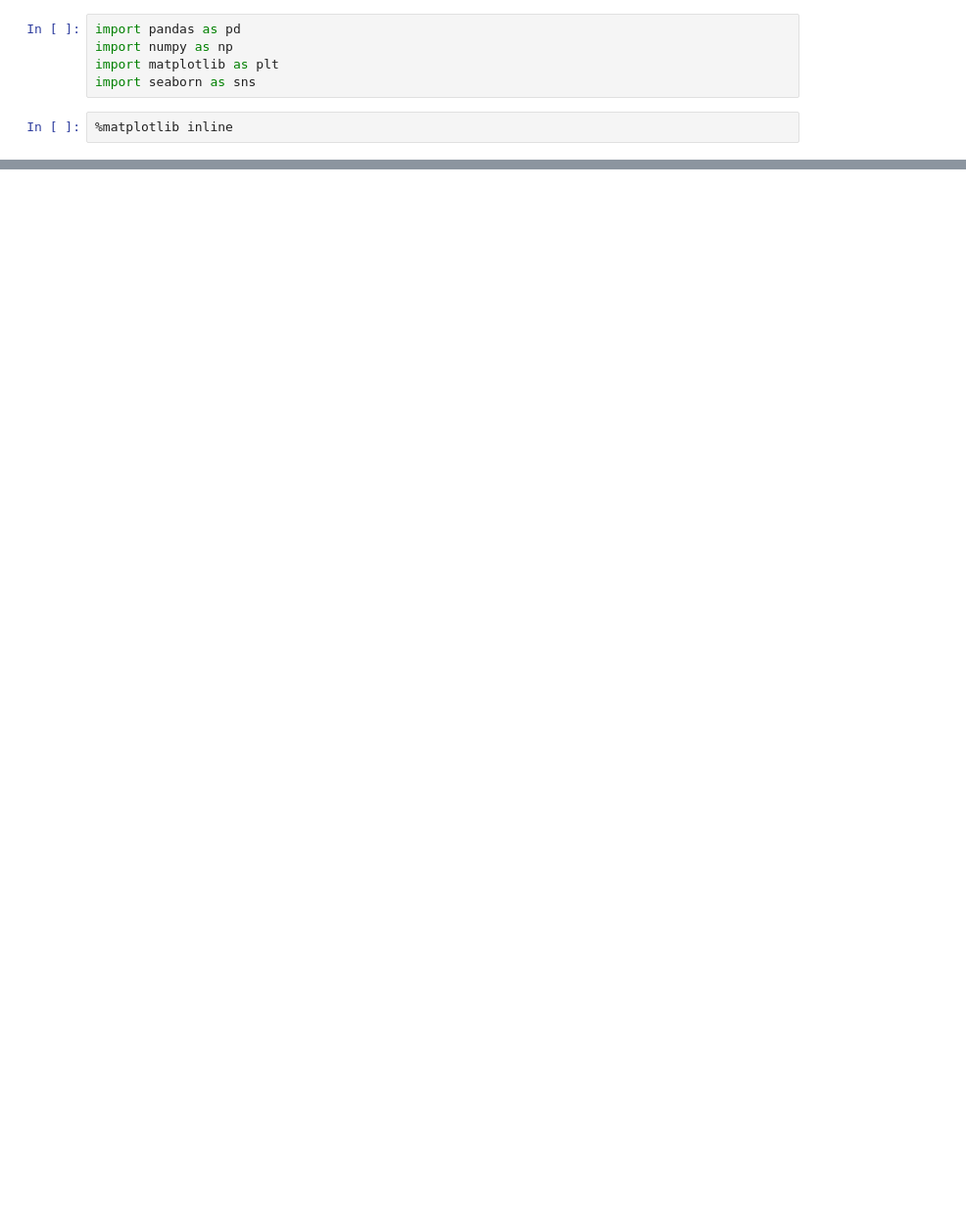
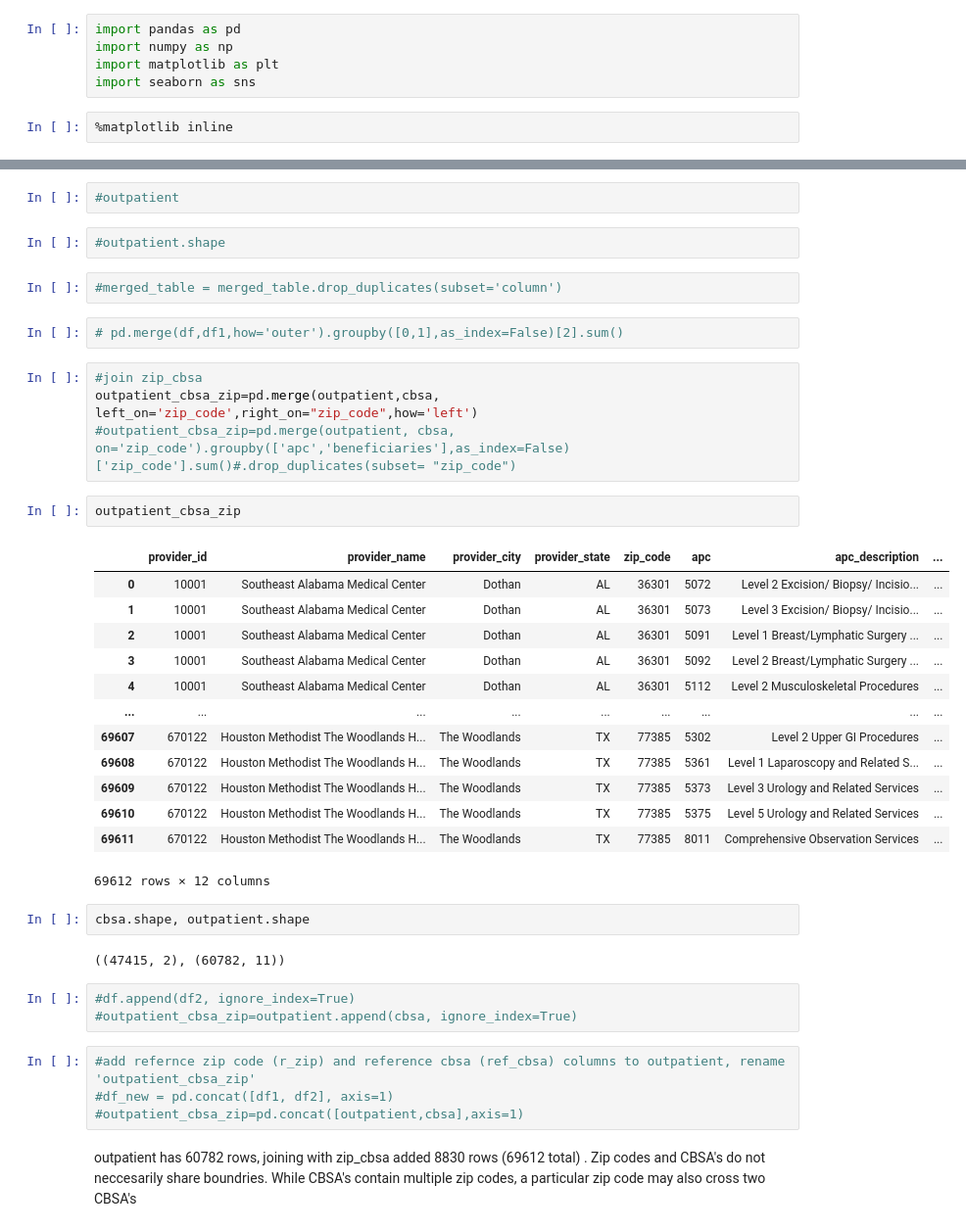
Before and after one commit to yhasan47/healthcare-bluebook-blue-team, a Jupyter notebook: Mellow notebooks/outpatient_m.ipynb, the cells around one changed output, grey strips where cells are left out. Shown: that part at 98% size. Cells and saved outputs as stored; diff of their text form; blank space fills up the shorter version.

```diff
--- a/Mellow notebooks/outpatient_m.ipynb
+++ b/Mellow notebooks/outpatient_m.ipynb
@@ -90,0 +169,41 @@ KeyError: 'Provider\nZip Code'
+# %%
+#outpatient
+# %%
+#outpatient.shape
+# %%
+#merged_table = merged_table.drop_duplicates(subset='column')
+# %%
+# pd.merge(df,df1,how='outer').groupby([0,1],as_index=False)[2].sum()
+# %%
+#join zip_cbsa
+outpatient_cbsa_zip=pd.merge(outpatient,cbsa, left_on='zip_code',right_on="zip_code",how='left')
+#outpatient_cbsa_zip=pd.merge(outpatient, cbsa, on='zip_code').groupby(['apc','beneficiaries'],as_index=False)['zip_code'].sum()#.drop_duplicates(subset= "zip_code")
+# %%
+outpatient_cbsa_zip
+# %% [output]
+|  | provider_id | provider_name | provider_city | provider_state | zip_code | apc | apc_description | ... |
+| 0 | 10001 | Southeast Alabama Medical Center | Dothan | AL | 36301 | 5072 | Level 2 Excision/ Biopsy/ Incisio... | ... |
+| 1 | 10001 | Southeast Alabama Medical Center | Dothan | AL | 36301 | 5073 | Level 3 Excision/ Biopsy/ Incisio... | ... |
+| 2 | 10001 | Southeast Alabama Medical Center | Dothan | AL | 36301 | 5091 | Level 1 Breast/Lymphatic Surgery ... | ... |
+| 3 | 10001 | Southeast Alabama Medical Center | Dothan | AL | 36301 | 5092 | Level 2 Breast/Lymphatic Surgery ... | ... |
+| 4 | 10001 | Southeast Alabama Medical Center | Dothan | AL | 36301 | 5112 | Level 2 Musculoskeletal Procedures | ... |
+| ... | ... | ... | ... | ... | ... | ... | ... | ... |
+| 69607 | 670122 | Houston Methodist The Woodlands H... | The Woodlands | TX | 77385 | 5302 | Level 2 Upper GI Procedures | ... |
+| 69608 | 670122 | Houston Methodist The Woodlands H... | The Woodlands | TX | 77385 | 5361 | Level 1 Laparoscopy and Related S... | ... |
+| 69609 | 670122 | Houston Methodist The Woodlands H... | The Woodlands | TX | 77385 | 5373 | Level 3 Urology and Related Services | ... |
+| 69610 | 670122 | Houston Methodist The Woodlands H... | The Woodlands | TX | 77385 | 5375 | Level 5 Urology and Related Services | ... |
+| 69611 | 670122 | Houston Methodist The Woodlands H... | The Woodlands | TX | 77385 | 8011 | Comprehensive Observation Services | ... |
+69612 rows × 12 columns
+# %%
+cbsa.shape, outpatient.shape
+# %% [output]
+((47415, 2), (60782, 11))
+# %%
+#df.append(df2, ignore_index=True)
+#outpatient_cbsa_zip=outpatient.append(cbsa, ignore_index=True)
+# %%
+#add refernce zip code (r_zip) and reference cbsa (ref_cbsa) columns to outpatient, rename 'outpatient_cbsa_zip'
+#df_new = pd.concat([df1, df2], axis=1)
+#outpatient_cbsa_zip=pd.concat([outpatient,cbsa],axis=1)
+# %% [markdown]
+outpatient has 60782 rows, joining with zip_cbsa added 8830 rows (69612 total) . Zip codes and CBSA's do not neccesarily share boundries. While CBSA's contain multiple zip codes, a particular zip code may also cross two CBSA's
```
Also changed, not shown: parts of 31 cells of this notebook, 2 other files.
